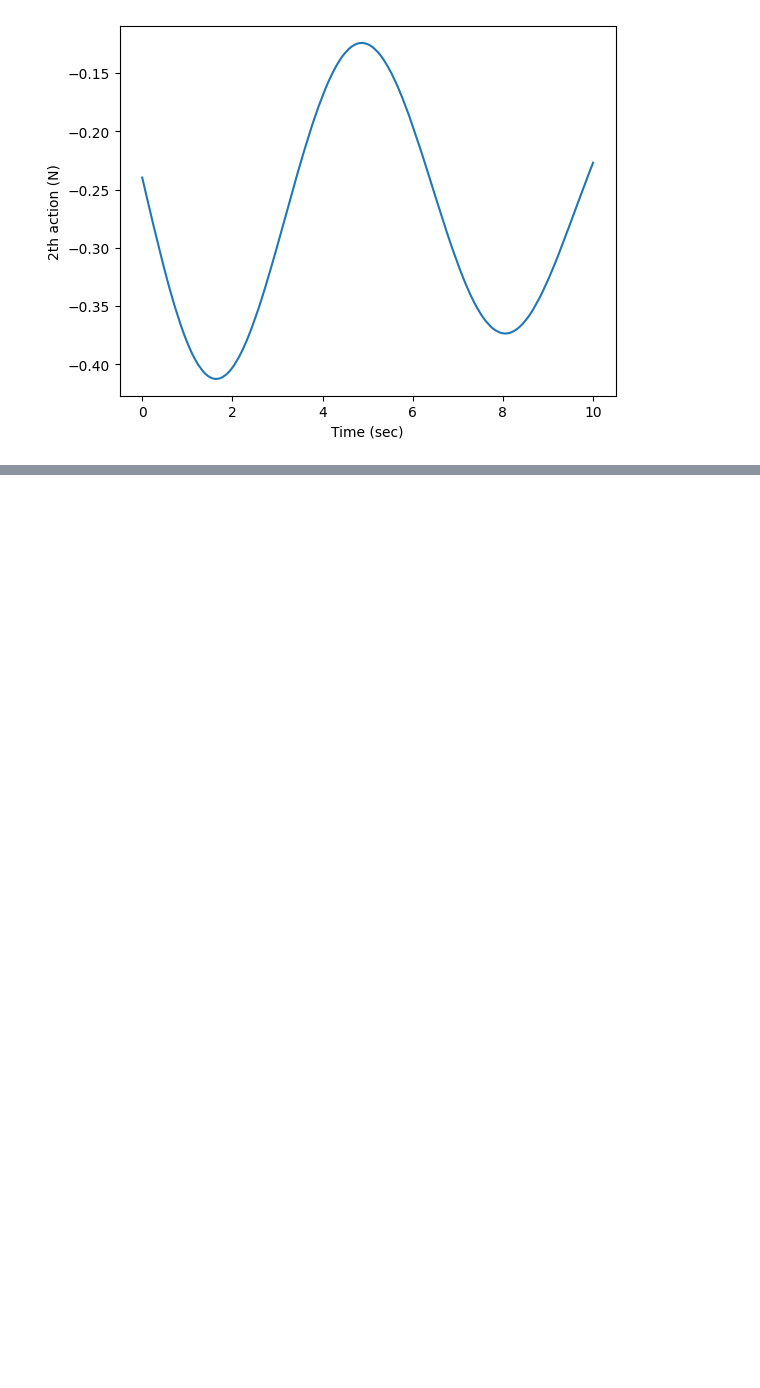
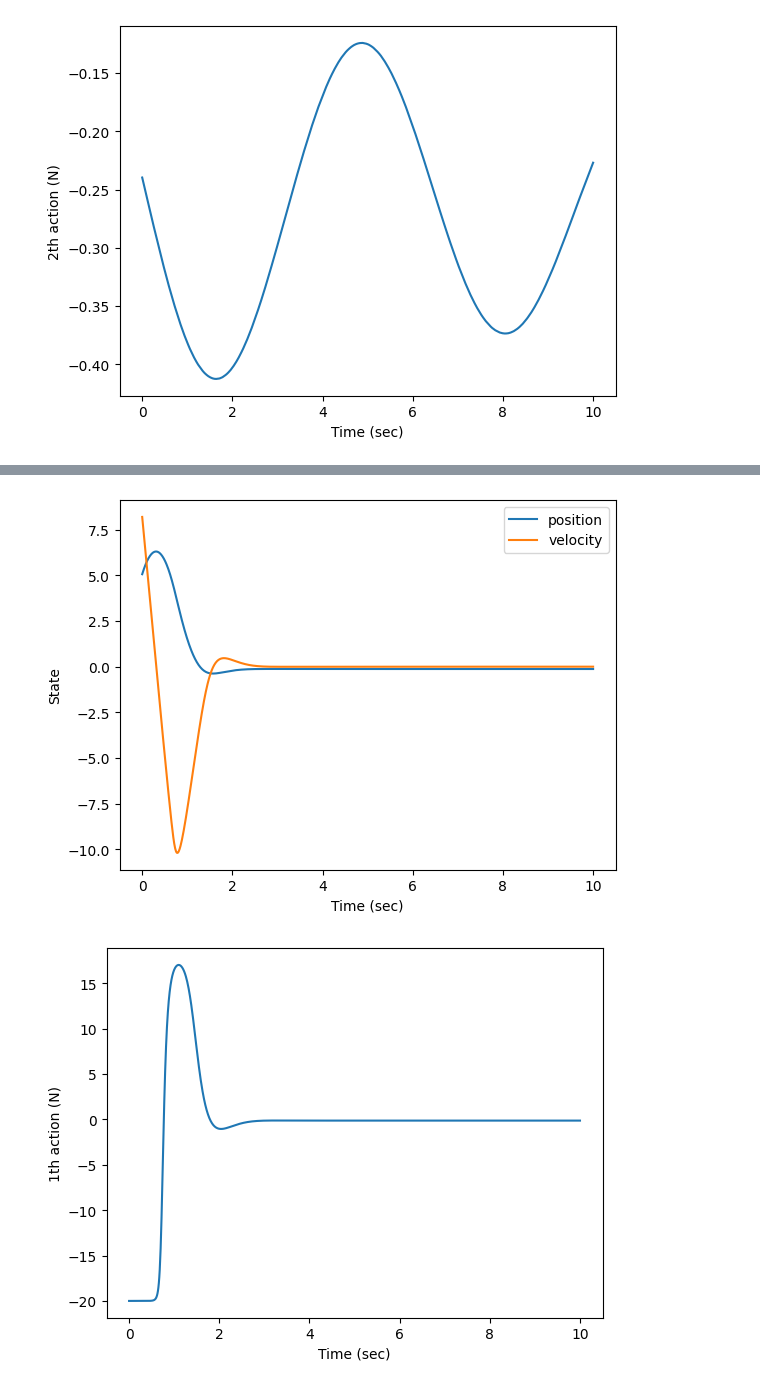
Before and after one commit to alibaniasad1999/master-thesis, a Jupyter notebook: Code/Python/MBK/PPO/DG/PPO_MBK_DG.ipynb, the cells around one changed output, grey strips where cells are left out. Drawn from its saved outputs; the diff is of its cells as text; code cells hidden in the pictures; blank space fills up the shorter version.

Commit message:
great results with random enabled second player

```diff
--- a/Code/Python/MBK/PPO/DG/PPO_MBK_DG.ipynb
+++ b/Code/Python/MBK/PPO/DG/PPO_MBK_DG.ipynb
@@ -1946,0 +1972,7 @@ ppo.test()
+# %%
+ppo.second_player = False
+ppo.env.second_player = ppo.second_player
+ppo.test()
+# %% [output]
+[figure, added]
+[figure, added]
```
Also changed, not shown: parts of 11 cells of this notebook, 6 other files.
